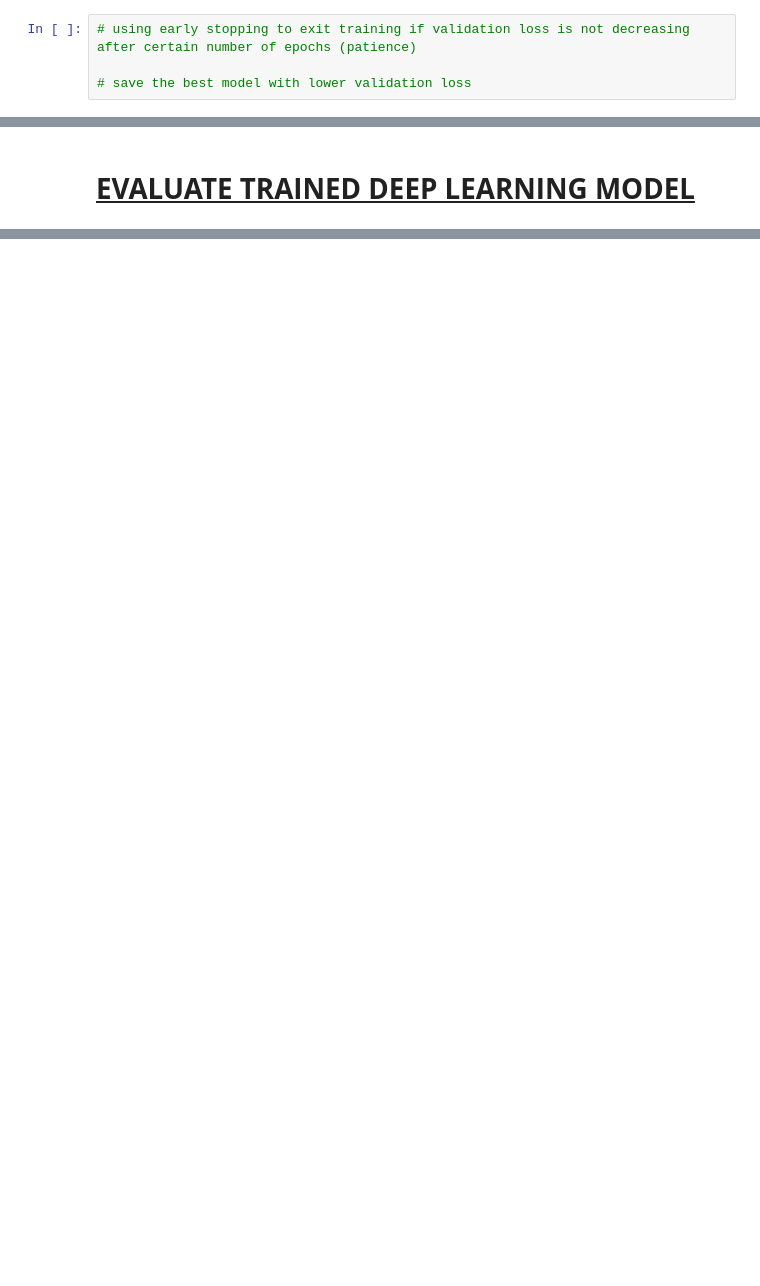
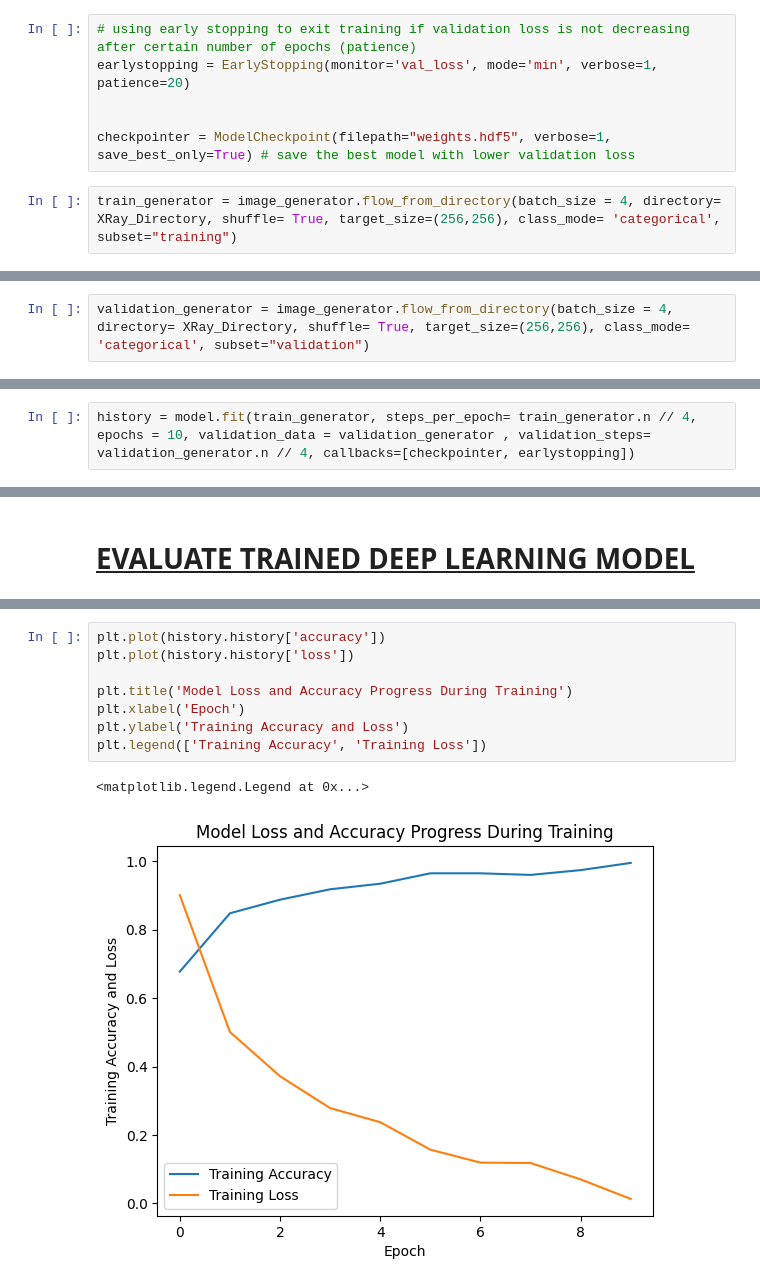
Before and after one commit to FemiAdesola/Data-Science, a Jupyter notebook: Operations_Department.ipynb, the cells around one changed output, grey strips where cells are left out. Drawn from its saved outputs; the diff is of its cells as text; blank space fills up the shorter version.

Commit message:
Convolutional Neural Networks (CNNs), Intuition Behind Transfer Learning, Load Model with pretrained weights, build and train ResNet

```diff
--- a/Operations_Department.ipynb
+++ b/Operations_Department.ipynb
@@ -209,4 +260,8 @@ plt.subplots_adjust(wspace = 0.5)  # For adjusting space
 # %%
 # using early stopping to exit training if validation loss is not decreasing after certain number of epochs (patience)
+earlystopping = EarlyStopping(monitor='val_loss', mode='min', verbose=1, patience=20)
 
-# save the best model with lower validation loss
+
+checkpointer = ModelCheckpoint(filepath="weights.hdf5", verbose=1, save_best_only=True) # save the best model with lower validation loss
+# %%
+train_generator = image_generator.flow_from_directory(batch_size = 4, directory= XRay_Directory, shuffle= True, target_size=(256,256), class_mode= 'categorical', subset="training")
@@ -212,0 +270,2 @@ plt.subplots_adjust(wspace = 0.5)  # For adjusting space
+# %%
+validation_generator = image_generator.flow_from_directory(batch_size = 4, directory= XRay_Directory, shuffle= True, target_size=(256,256), class_mode= 'categorical', subset="validation")
@@ -212,0 +274,2 @@ plt.subplots_adjust(wspace = 0.5)  # For adjusting space
+# %%
+history = model.fit(train_generator, steps_per_epoch= train_generator.n // 4, epochs = 10, validation_data = validation_generator , validation_steps= validation_generator.n // 4, callbacks=[checkpointer, earlystopping])
@@ -214,0 +302,11 @@ plt.subplots_adjust(wspace = 0.5)  # For adjusting space
+# %%
+plt.plot(history.history['accuracy'])
+plt.plot(history.history['loss'])
+
+plt.title('Model Loss and Accuracy Progress During Training')
+plt.xlabel('Epoch')
+plt.ylabel('Training Accuracy and Loss')
+plt.legend(['Training Accuracy', 'Training Loss'])
+# %% [output]
+<matplotlib.legend.Legend at 0x...>
+[figure, added]
```
Also changed, not shown: parts of 24 cells of this notebook.
